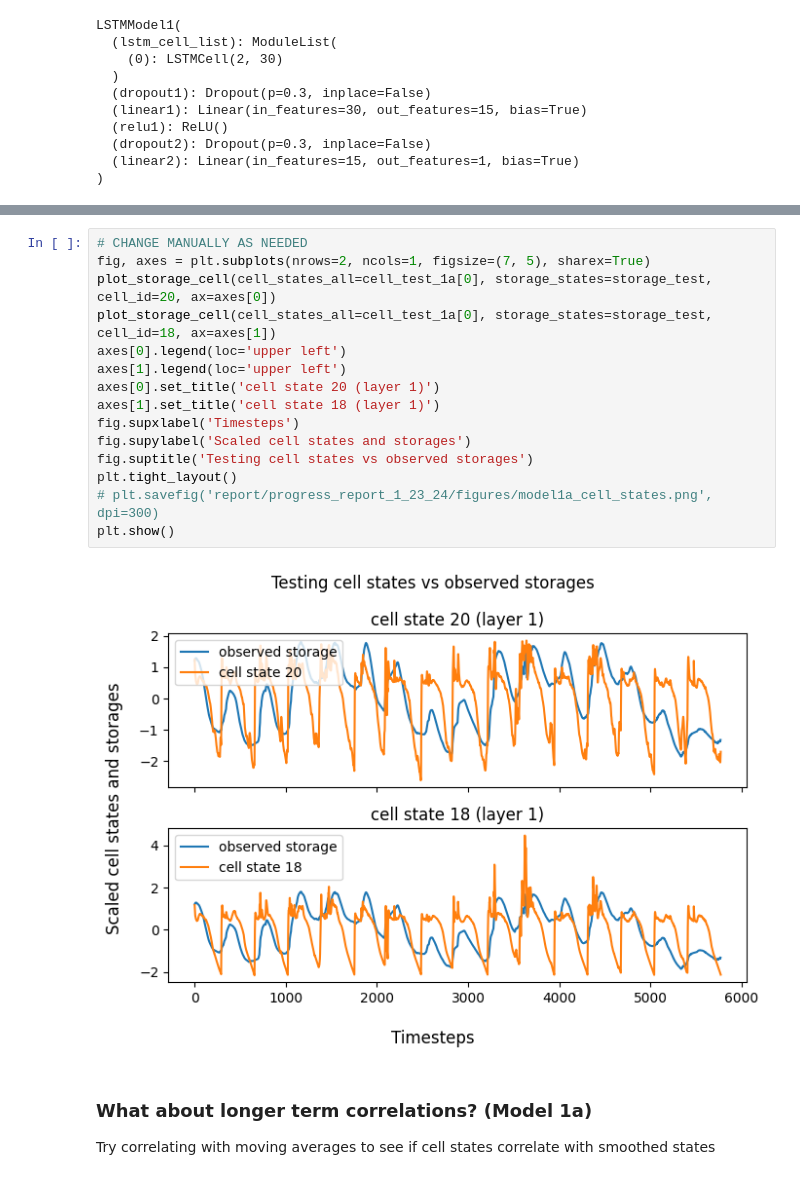
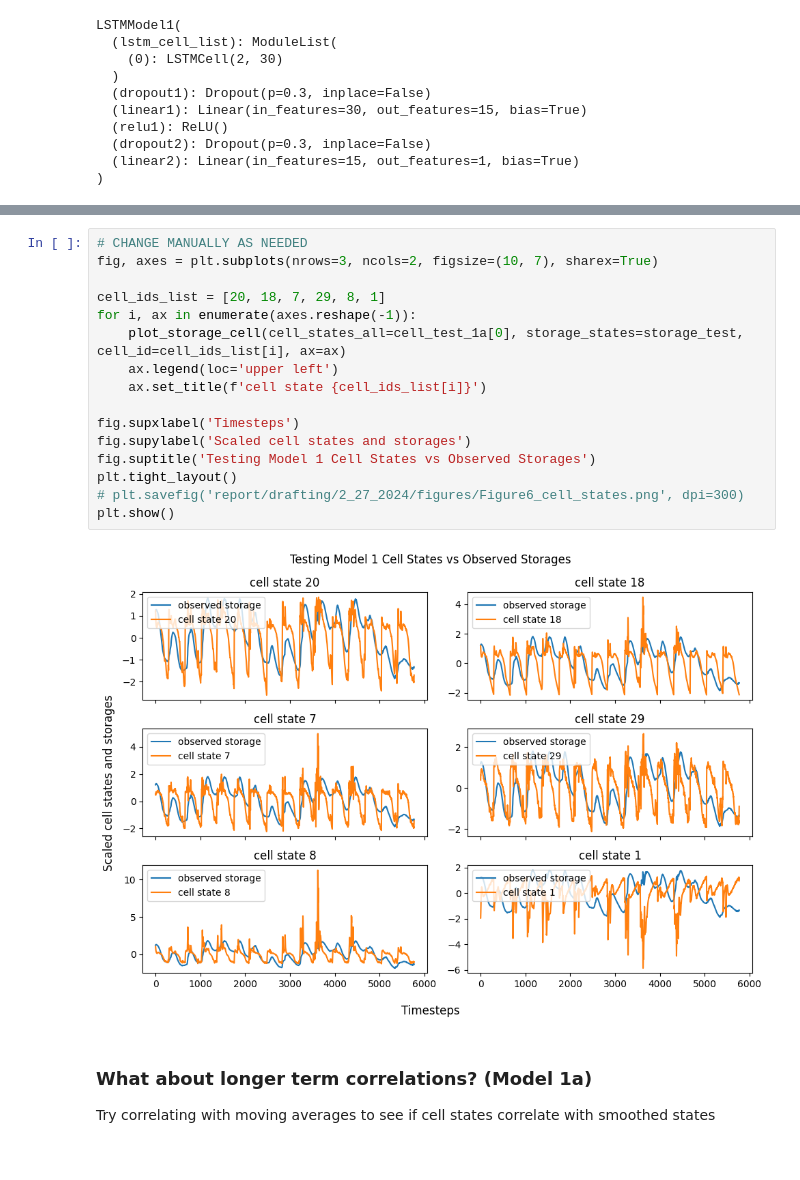
Before and after one commit to Matt2371/DL-reservoir-modeling, a Jupyter notebook: experiments/1e_model1_cell_state.ipynb, the cells around one changed output, grey strips where cells are left out. Saved outputs shown, nothing was run; the diff lists cells and outputs as text.

```diff
--- a/experiments/1e_model1_cell_state.ipynb
+++ b/experiments/1e_model1_cell_state.ipynb
@@ -119,20 +123,21 @@ df_corr.loc[np.abs(df_corr['training: layer1']) > 0.40, :].sort_values(by='testi
 # %%
 # CHANGE MANUALLY AS NEEDED
-fig, axes = plt.subplots(nrows=2, ncols=1, figsize=(7, 5), sharex=True)
-plot_storage_cell(cell_states_all=cell_test_1a[0], storage_states=storage_test, cell_id=20, ax=axes[0])
-plot_storage_cell(cell_states_all=cell_test_1a[0], storage_states=storage_test, cell_id=18, ax=axes[1])
-axes[0].legend(loc='upper left')
-axes[1].legend(loc='upper left')
-axes[0].set_title('cell state 20 (layer 1)')
-axes[1].set_title('cell state 18 (layer 1)')
+fig, axes = plt.subplots(nrows=3, ncols=2, figsize=(10, 7), sharex=True)
+
+cell_ids_list = [20, 18, 7, 29, 8, 1]
+for i, ax in enumerate(axes.reshape(-1)):
+    plot_storage_cell(cell_states_all=cell_test_1a[0], storage_states=storage_test, cell_id=cell_ids_list[i], ax=ax)
+    ax.legend(loc='upper left')
+    ax.set_title(f'cell state {cell_ids_list[i]}')
+
 fig.supxlabel('Timesteps')
 fig.supylabel('Scaled cell states and storages')
-fig.suptitle('Testing cell states vs observed storages')
+fig.suptitle('Testing Model 1 Cell States vs Observed Storages')
 plt.tight_layout()
-# plt.savefig('report/progress_report_1_23_24/figures/model1a_cell_states.png', dpi=300)
+# plt.savefig('report/drafting/2_27_2024/figures/Figure6_cell_states.png', dpi=300)
 plt.show()
 # %% [output]
-[figure, old version]
+[figure, new version]
 # %% [markdown]
 ### What about longer term correlations? (Model 1a)
 Try correlating with moving averages to see if cell states correlate with smoothed states
```
Also changed, not shown: parts of 2 cells of this notebook, 16 other files.
